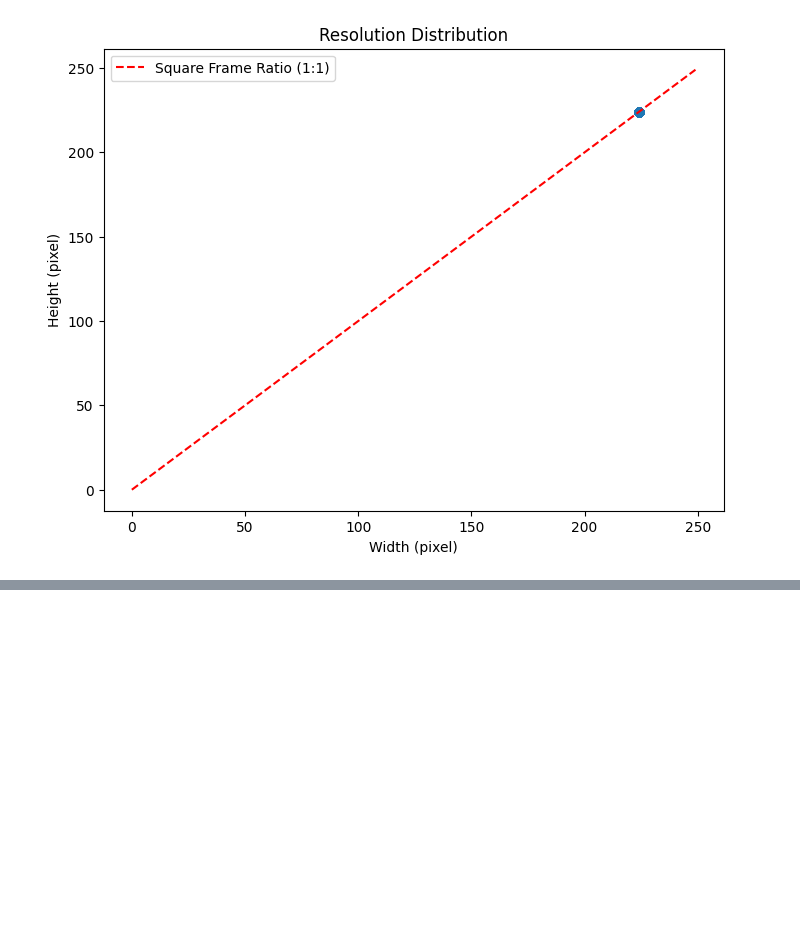
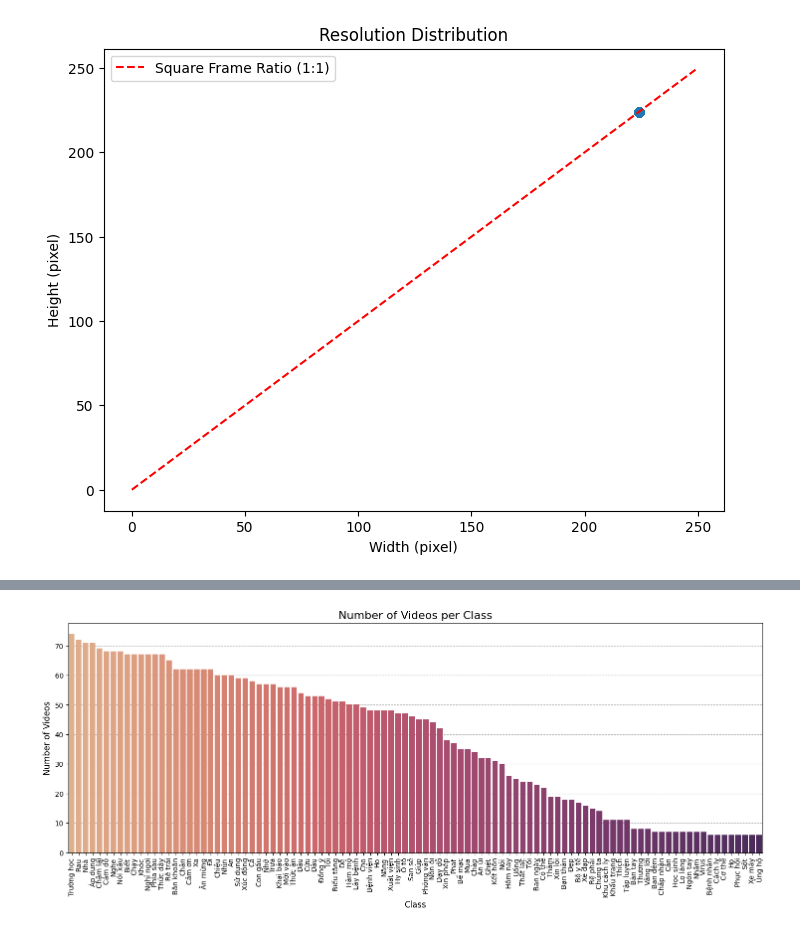
Before and after one commit to lucvantien1211/Vietnamese_Sign_Language_Recognition, a Jupyter notebook: notebooks/EDA.ipynb, the cells around one changed output, grey strips where cells are left out. Drawn from its saved outputs; the diff is of its cells as text; code cells hidden in the pictures; blank space fills up the shorter version.

```diff
--- a/notebooks/EDA.ipynb
+++ b/notebooks/EDA.ipynb
@@ -61,0 +75,5 @@ plot_resolution_distribution(video_metadata["width"], video_metadata["height"])
+# %%
+#plot_class_balance(video_metadata["label"], save_path="../fig/class_distribution.png")
+plot_class_balance(video_metadata["label"])
+# %% [output]
+[figure, added]
```
Also changed, not shown: parts of 5 cells of this notebook.
